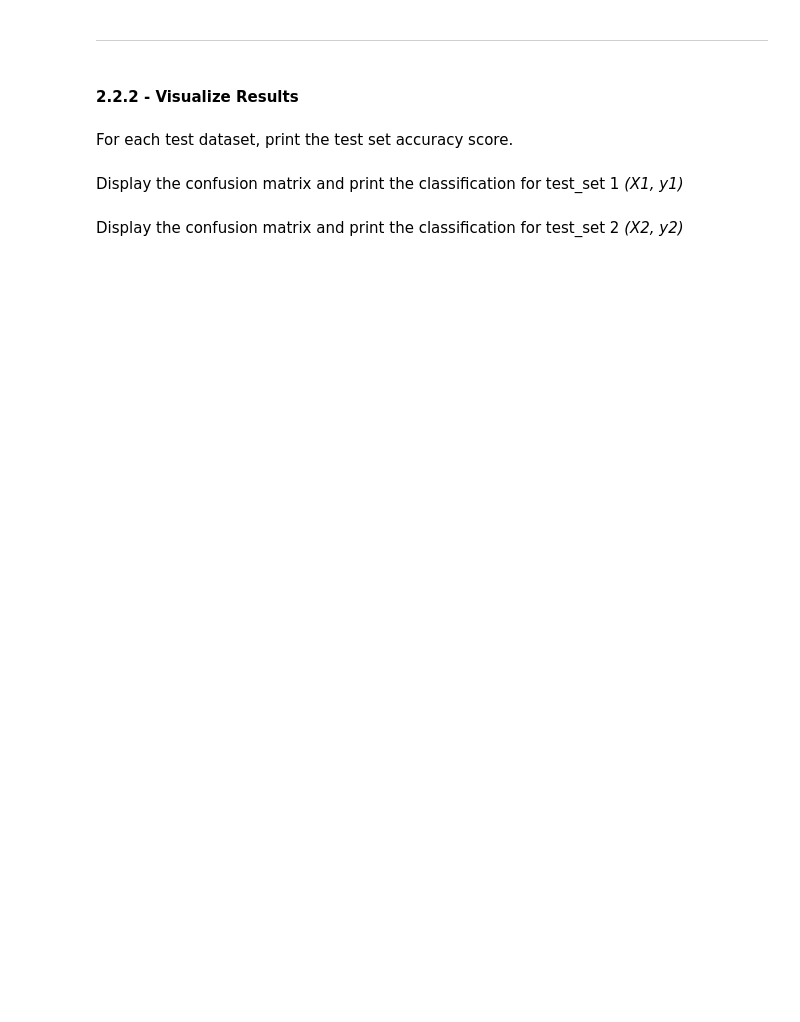
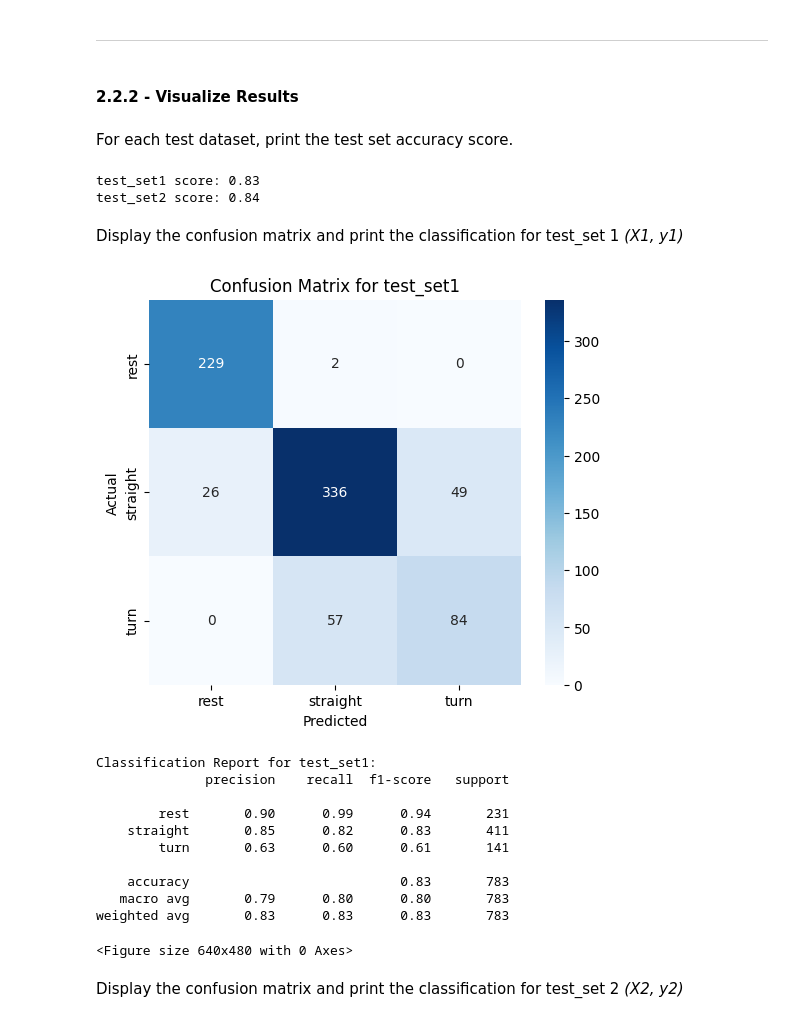
Before and after one commit to ShaikhSikanderAli/engg680_2024_fall, a Jupyter notebook: Lab_Assignment4/Assignment 4.ipynb, the cells around one changed output. Drawn from its saved outputs; the diff is of its cells as text; code cells hidden in the pictures; blank space fills up the shorter version.

```diff
--- a/Lab_Assignment4/Assignment 4.ipynb
+++ b/Lab_Assignment4/Assignment 4.ipynb
@@ -540,6 +664,13 @@ Seperate the testsets into the selected features and target vectors *(X1, y1)* a
 # %%
 # TODO - Load the target vector from test_set1 into y1, and the selected features from test_set1 into X1
 # (1 marks)
-# y1 =
-# X1 =
+# Select the relevant features for model training from test_set1
+selected_features = ['ax_var', 'ay_var', 'az_sum', 'a_sum', 'gz_var']
+
+# Extract the features and target vector from test_set1
+X1 = test_set1[selected_features]  # Features
+y1 = test_set1['motion_state']     # Target
+
+# Display the first two rows of X1 to verify
+print("X1 (first 2 rows):")
 X1.head(2)
@@ -556,7 +701,15 @@ ___
 For each test dataset, print the test set accuracy score.
 # %%
 # TODO - Print test score accuracies for test_set1 and test_set2
-#print("test_set1 score: {:.2f}".format(???))
-#print("test_set2 score: {:.2f}".format(???))
+# Test set 1 accuracy
+test_set1_score = grid.score(X1, y1)  # Use the grid search best model to score test_set1
+print("test_set1 score: {:.2f}".format(test_set1_score))
+
+# Test set 2 accuracy
+test_set2_score = grid.score(X2, y2)  # Use the grid search best model to score test_set2
+print("test_set2 score: {:.2f}".format(test_set2_score))
+# %% [output]
+test_set1 score: 0.83
+test_set2 score: 0.84
 # %% [markdown]
 Display the confusion matrix and print the classification for test_set 1 *(X1, y1)*
@@ -565,2 +716,36 @@ Display the confusion matrix and print the classification for test_set 1 *(X1, y
+# %%
+# TODO - Display confusion matrix and print classification report for (X1, y1)
+
+# Predict the labels for test_set1
+y1_pred = grid.predict(X1)
+
+# Confusion Matrix
+cm = confusion_matrix(y1, y1_pred)
+
+# Display Confusion Matrix
+plt.figure(figsize=(6, 5))
+sns.heatmap(cm, annot=True, fmt="d", cmap="Blues", xticklabels=grid.classes_, yticklabels=grid.classes_)
+plt.title("Confusion Matrix for test_set1")
+plt.xlabel("Predicted")
+plt.ylabel("Actual")
+plt.show()
+plt.savefig('Confusion_Matrix_2.2.2_test_set1.png')
+
+# Classification Report
+print("Classification Report for test_set1:")
+print(classification_report(y1, y1_pred))
+# %% [output]
+[figure, added]
+Classification Report for test_set1:
+              precision    recall  f1-score   support
+
+        rest       0.90      0.99      0.94       231
+    straight       0.85      0.82      0.83       411
+        turn       0.63      0.60      0.61       141
+
+    accuracy                           0.83       783
+   macro avg       0.79      0.80      0.80       783
+weighted avg       0.83      0.83      0.83       783
+<Figure size 640x480 with 0 Axes>
 # %% [markdown]
 Display the confusion matrix and print the classification for test_set 2 *(X2, y2)*
```
Also changed, not shown: parts of 16 cells of this notebook, 4 other files.
